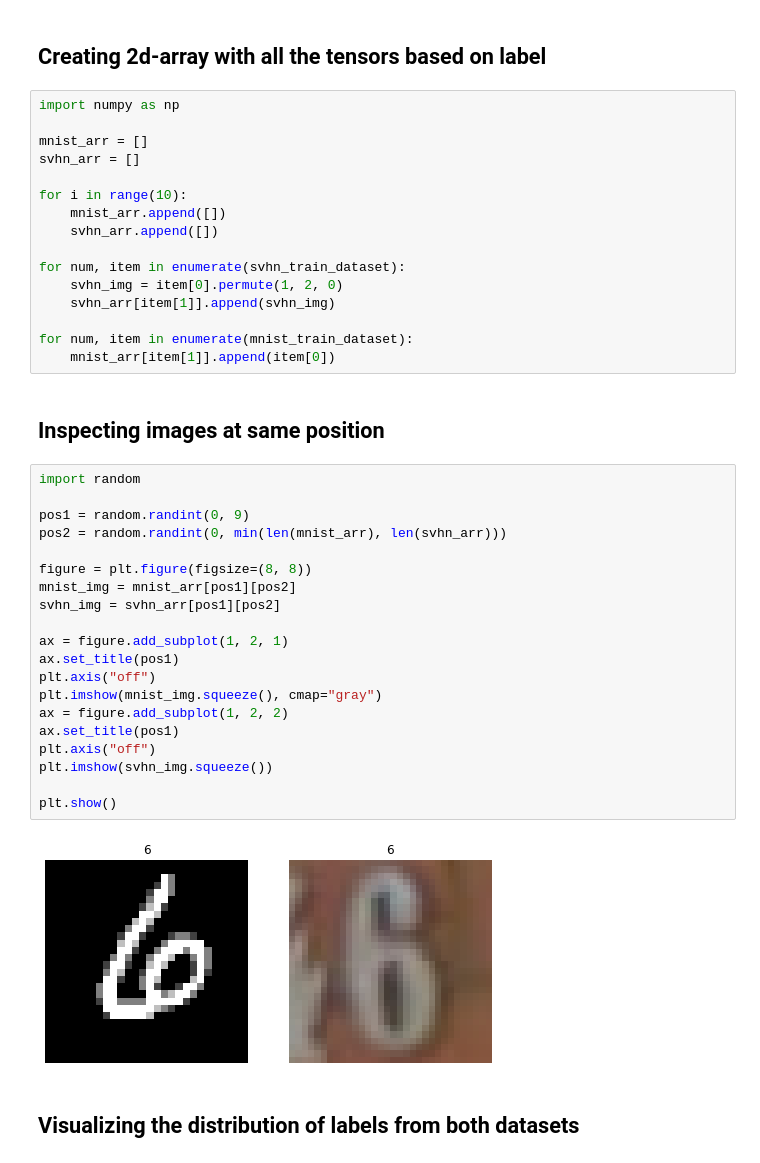
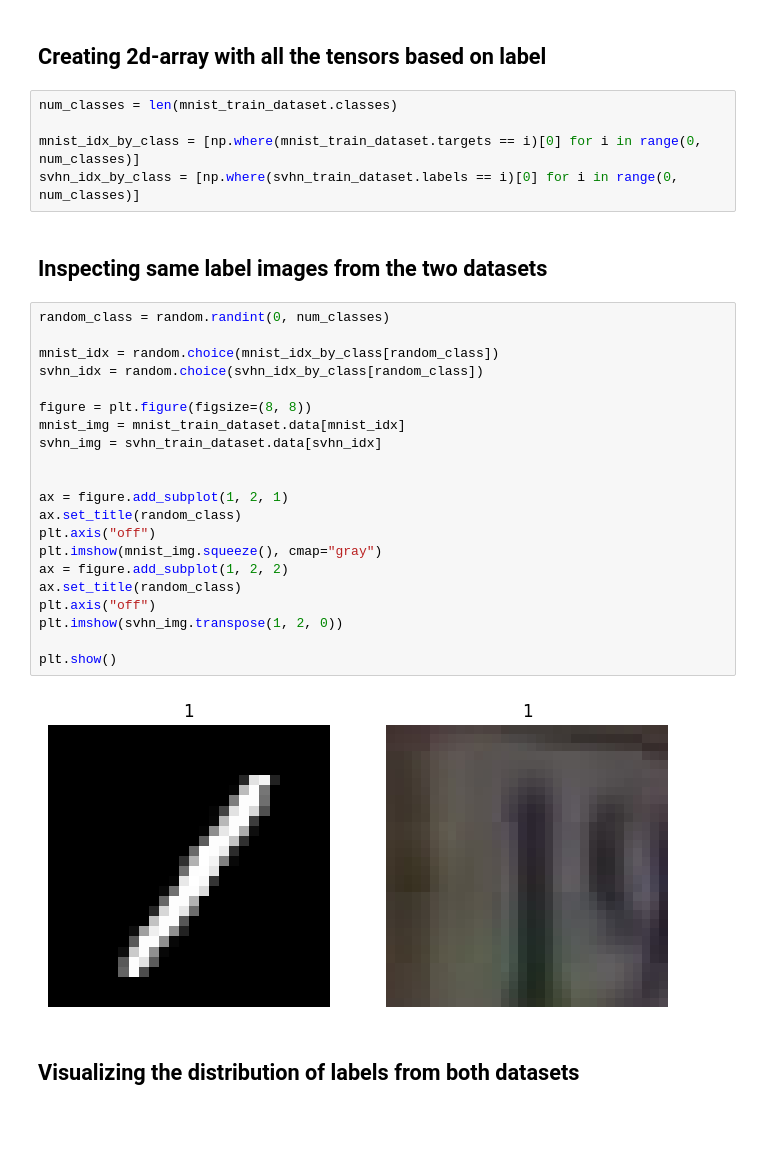
Before and after one commit to treyshotz/ML4CV, a Jupyter notebook: ML4CV.ipynb, the cells around one changed output. Cells and saved outputs as stored; diff of their text form; blank space fills up the shorter version.

```diff
--- a/ML4CV.ipynb
+++ b/ML4CV.ipynb
@@ -79,45 +74,35 @@ plt.show()
 # %% [markdown]
 ## Creating 2d-array with all the tensors based on label
-# %%
-import numpy as np
-
-mnist_arr = []
-svhn_arr = []
-
-for i in range(10):
-    mnist_arr.append([])
-    svhn_arr.append([])
-
-for num, item in enumerate(svhn_train_dataset):
-    svhn_img = item[0].permute(1, 2, 0)
-    svhn_arr[item[1]].append(svhn_img)
-
-for num, item in enumerate(mnist_train_dataset):
-    mnist_arr[item[1]].append(item[0])
-# %% [markdown]
-## Inspecting images at same position
+# %%
+num_classes = len(mnist_train_dataset.classes)
+
+mnist_idx_by_class = [np.where(mnist_train_dataset.targets == i)[0] for i in range(0, num_classes)]
+svhn_idx_by_class = [np.where(svhn_train_dataset.labels == i)[0] for i in range(0, num_classes)]
+# %% [markdown]
+## Inspecting same label images from the two datasets
 # %%
-import random
+random_class = random.randint(0, num_classes)
 
-pos1 = random.randint(0, 9)
-pos2 = random.randint(0, min(len(mnist_arr), len(svhn_arr)))
+mnist_idx = random.choice(mnist_idx_by_class[random_class])
+svhn_idx = random.choice(svhn_idx_by_class[random_class])
 
 figure = plt.figure(figsize=(8, 8))
-mnist_img = mnist_arr[pos1][pos2]
-svhn_img = svhn_arr[pos1][pos2]
+mnist_img = mnist_train_dataset.data[mnist_idx]
+svhn_img = svhn_train_dataset.data[svhn_idx]
+
 
 ax = figure.add_subplot(1, 2, 1)
-ax.set_title(pos1)
+ax.set_title(random_class)
 plt.axis("off")
 plt.imshow(mnist_img.squeeze(), cmap="gray")
 ax = figure.add_subplot(1, 2, 2)
-ax.set_title(pos1)
+ax.set_title(random_class)
 plt.axis("off")
-plt.imshow(svhn_img.squeeze())
+plt.imshow(svhn_img.transpose(1, 2, 0))
 
 plt.show()
 # %% [output]
-[figure, old version]
+[figure, new version]
 # %% [markdown]
 ## Visualizing the distribution of labels from both datasets
 # %%
```
Also changed, not shown: parts of 17 cells of this notebook.
